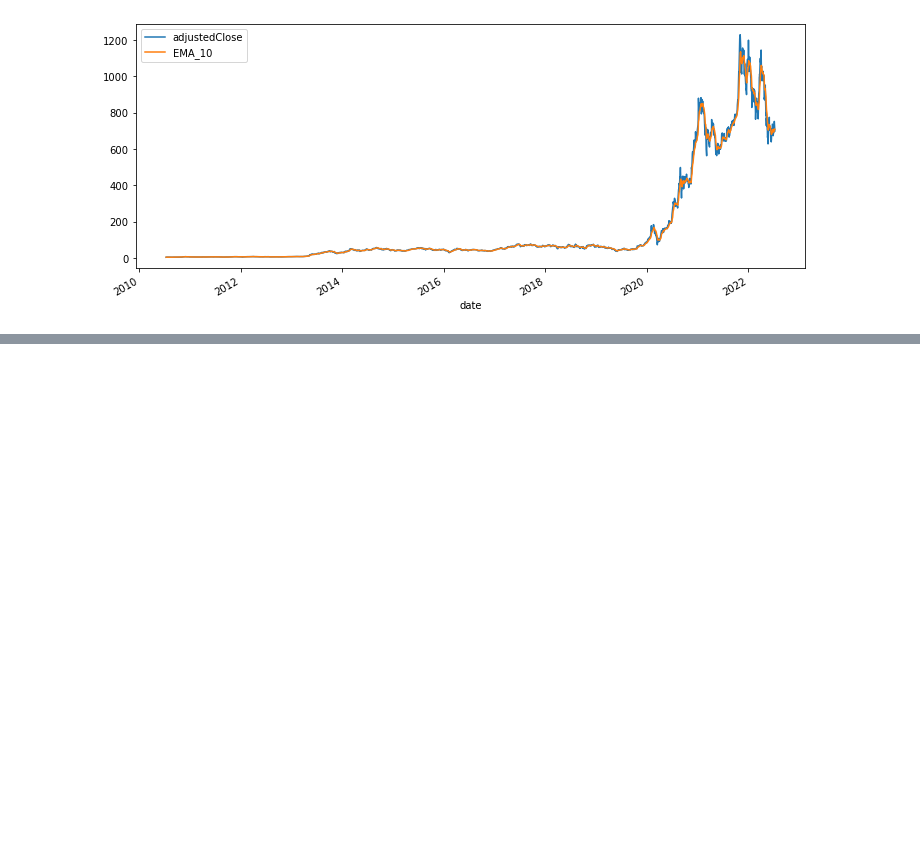
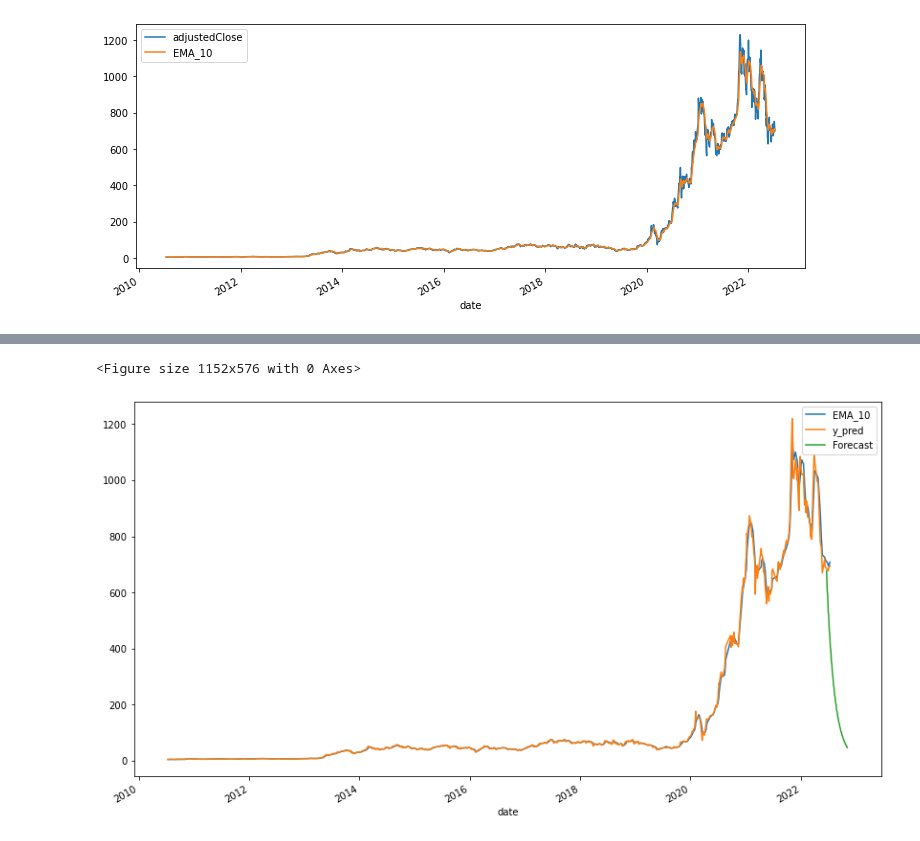
Before and after one commit to VanAntworth/To-The-Moon, a Jupyter notebook: Segment3_Delivery/Machine_Learning/Linear_Regression_All_FinancialData_ML.ipynb, the cells around one changed output, grey strips where cells are left out. Cells and saved outputs as stored; diff of their text form; code cells hidden in the pictures; blank space fills up the shorter version.

```diff
--- a/Segment3_Delivery/Machine_Learning/Linear_Regression_All_FinancialData_ML.ipynb
+++ b/Segment3_Delivery/Machine_Learning/Linear_Regression_All_FinancialData_ML.ipynb
@@ -371,0 +394,8 @@ df_reg.plot(figsize=(14,5))
+# %%
+import datetime
+end_date = pd.to_datetime('2022-06-20')
+
+date_future = end_date + datetime.timedelta(139)
+
+df_future_dates = pd.date_range(start=end_date, end=date_future,freq='B')
+df_future_dates
@@ -371,0 +420,4 @@ df_reg.plot(figsize=(14,5))
+# %%
+df_combine = pd.DataFrame(df_future_dates,df_forecast[0])
+df_combine.columns=['date']
+df_combine
@@ -371,0 +439,4 @@ df_reg.plot(figsize=(14,5))
+# %%
+df_combine_forecast = df_combine.reset_index()
+df_combine_forecast = df_combine_forecast.set_index('date')
+df_combine_forecast
@@ -371,0 +476,4 @@ df_reg.plot(figsize=(14,5))
+# %%
+df_trend = y_test.copy()
+df_trend["y_pred"]=y_pred
+df_trend
@@ -371,0 +495,14 @@ df_reg.plot(figsize=(14,5))
+# %%
+#plot the predictions for validation set
+import matplotlib.pyplot as plt
+plt.figure(figsize=(16, 8))
+df_trend.plot(figsize=(14,8))
+#plt.plot(df_trend)
+#plt.plot(valid, label='Valid')
+
+plt.plot(df_combine_forecast[0], label='Forecast')
+plt.legend()
+plt.show()
+# %% [output]
+<Figure size 1152x576 with 0 Axes>
+[figure, added]
```
Also changed, not shown: parts of 21 cells of this notebook, 7 other files.
